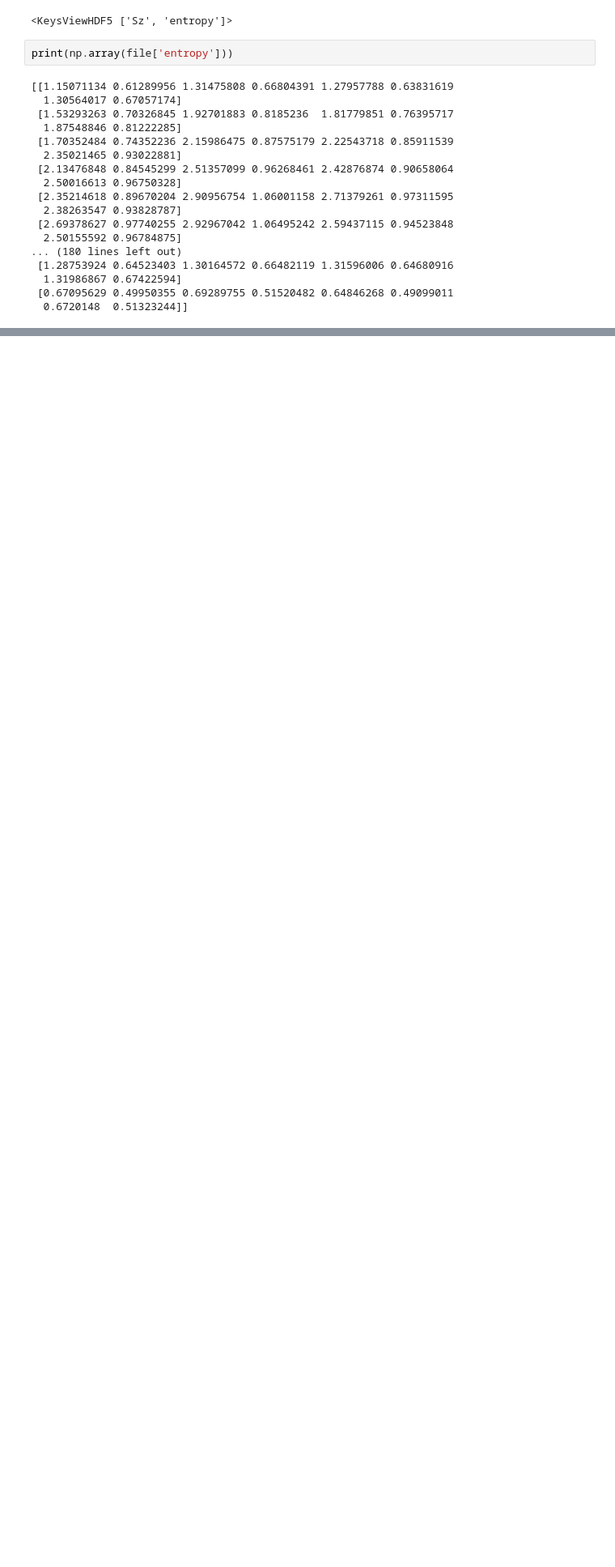
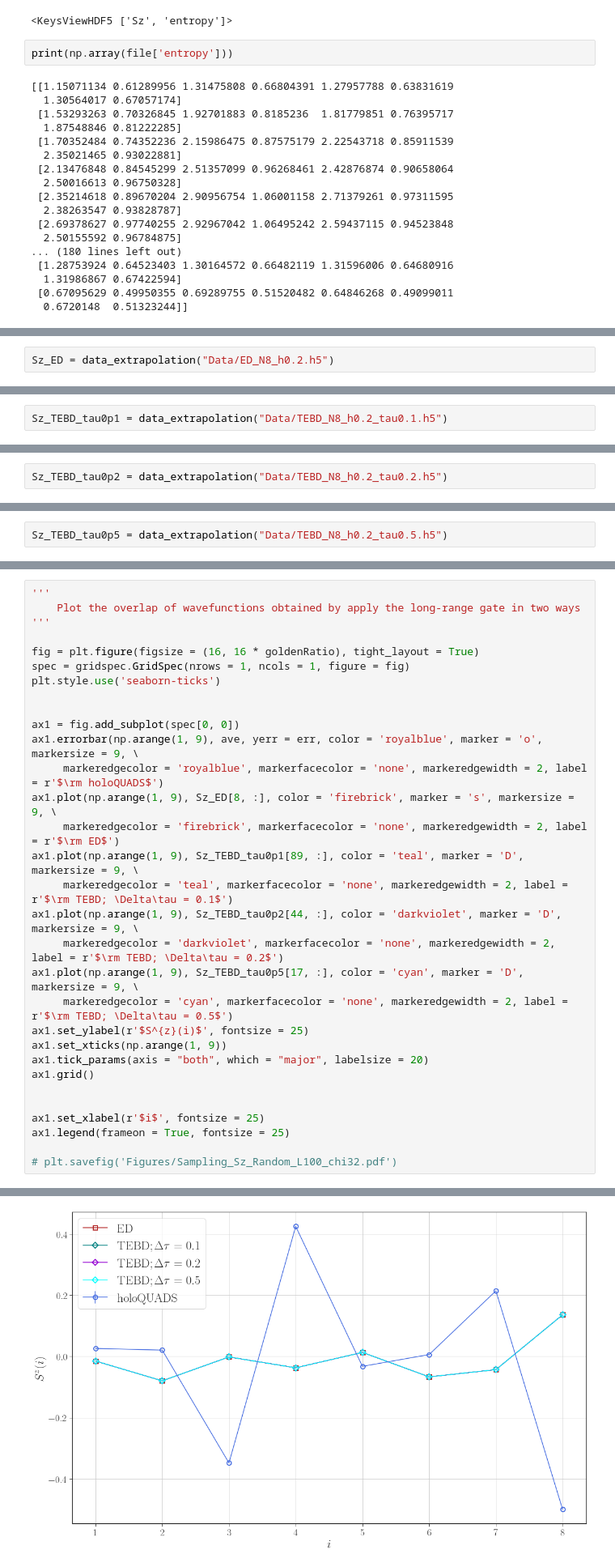
Before and after one commit to xiaobo-23/EntangledLightConeSampling, a Jupyter notebook: HQA_Data_Analysis.ipynb, the cells around one changed output, grey strips where cells are left out. Shown at 81% size. Cells and saved outputs as stored; diff of their text form; blank space fills up the shorter version.

Commit message:
update data analysis

```diff
--- a/HQA_Data_Analysis.ipynb
+++ b/HQA_Data_Analysis.ipynb
@@ -297,0 +322,2 @@ ax1.legend(loc = 'lower left', frameon = True, fontsize = 25)
+# %%
+Sz_ED = data_extrapolation("Data/ED_N8_h0.2.h5")
@@ -297,0 +326,2 @@ ax1.legend(loc = 'lower left', frameon = True, fontsize = 25)
+# %%
+Sz_TEBD_tau0p1 = data_extrapolation("Data/TEBD_N8_h0.2_tau0.1.h5")
@@ -297,0 +330,2 @@ ax1.legend(loc = 'lower left', frameon = True, fontsize = 25)
+# %%
+Sz_TEBD_tau0p2 = data_extrapolation("Data/TEBD_N8_h0.2_tau0.2.h5")
@@ -297,0 +334,2 @@ ax1.legend(loc = 'lower left', frameon = True, fontsize = 25)
+# %%
+Sz_TEBD_tau0p5 = data_extrapolation("Data/TEBD_N8_h0.2_tau0.5.h5")
@@ -297,0 +338,32 @@ ax1.legend(loc = 'lower left', frameon = True, fontsize = 25)
+# %%
+'''
+    Plot the overlap of wavefunctions obtained by apply the long-range gate in two ways
+'''
+
+fig = plt.figure(figsize = (16, 16 * goldenRatio), tight_layout = True)
+spec = gridspec.GridSpec(nrows = 1, ncols = 1, figure = fig)
+plt.style.use('seaborn-ticks')
+
+
+ax1 = fig.add_subplot(spec[0, 0])
+ax1.errorbar(np.arange(1, 9), ave, yerr = err, color = 'royalblue', marker = 'o', markersize = 9, \
+     markeredgecolor = 'royalblue', markerfacecolor = 'none', markeredgewidth = 2, label = r'$\rm holoQUADS$')
+ax1.plot(np.arange(1, 9), Sz_ED[8, :], color = 'firebrick', marker = 's', markersize = 9, \
+     markeredgecolor = 'firebrick', markerfacecolor = 'none', markeredgewidth = 2, label = r'$\rm ED$')
+ax1.plot(np.arange(1, 9), Sz_TEBD_tau0p1[89, :], color = 'teal', marker = 'D', markersize = 9, \
+     markeredgecolor = 'teal', markerfacecolor = 'none', markeredgewidth = 2, label = r'$\rm TEBD; \Delta\tau = 0.1$')
+ax1.plot(np.arange(1, 9), Sz_TEBD_tau0p2[44, :], color = 'darkviolet', marker = 'D', markersize = 9, \
+     markeredgecolor = 'darkviolet', markerfacecolor = 'none', markeredgewidth = 2, label = r'$\rm TEBD; \Delta\tau = 0.2$')
+ax1.plot(np.arange(1, 9), Sz_TEBD_tau0p5[17, :], color = 'cyan', marker = 'D', markersize = 9, \
+     markeredgecolor = 'cyan', markerfacecolor = 'none', markeredgewidth = 2, label = r'$\rm TEBD; \Delta\tau = 0.5$')
+ax1.set_ylabel(r'$S^{z}(i)$', fontsize = 25)
+ax1.set_xticks(np.arange(1, 9))
+ax1.tick_params(axis = "both", which = "major", labelsize = 20)
+ax1.grid()
+
+
+ax1.set_xlabel(r'$i$', fontsize = 25)
+ax1.legend(frameon = True, fontsize = 25)
+
+# plt.savefig('Figures/Sampling_Sz_Random_L100_chi32.pdf')
+# %% [output]
@@ -297,0 +371 @@ ax1.legend(loc = 'lower left', frameon = True, fontsize = 25)
+[figure, added]
```
Also changed, not shown: parts of 9 cells of this notebook, 1 other file.
